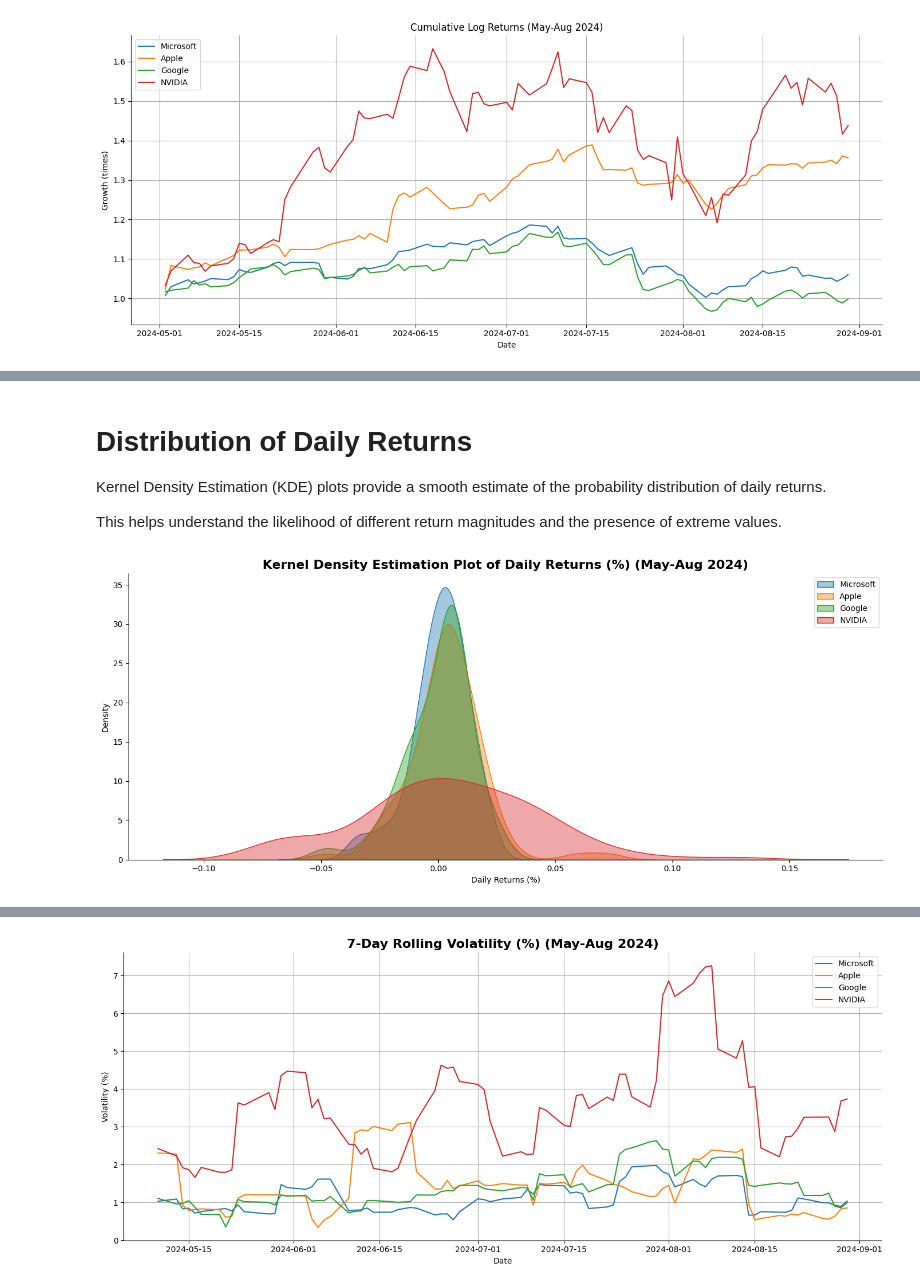
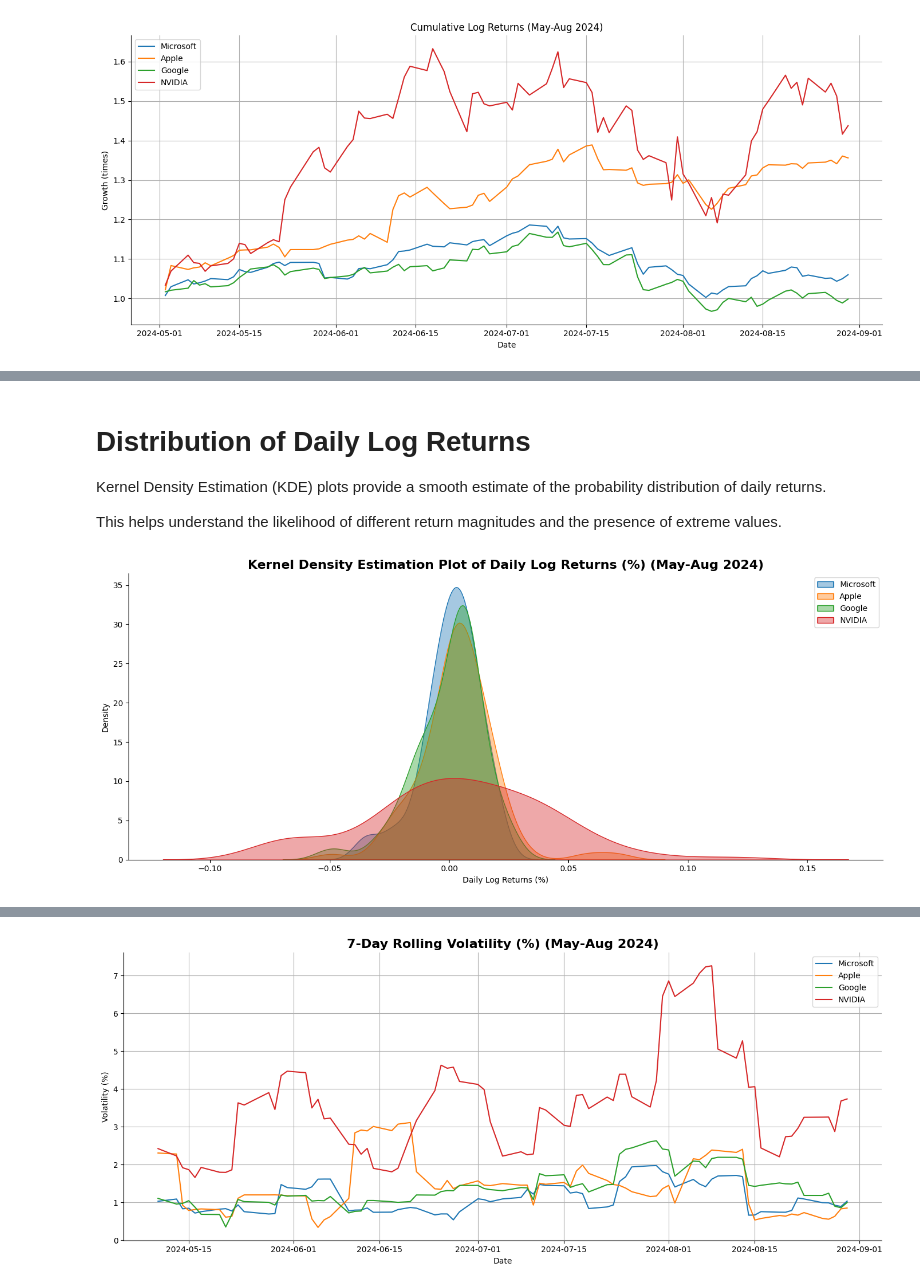
Before and after one commit to nkhanh0104/stock-eda-analysis, a Jupyter notebook: notebooks/stock_eda.ipynb, the cells around one changed output, grey strips where cells are left out. Drawn from its saved outputs; the diff is of its cells as text; code cells hidden in the pictures.

```diff
--- a/notebooks/stock_eda.ipynb
+++ b/notebooks/stock_eda.ipynb
@@ -166,23 +166,22 @@ plt.show()
 # %% [markdown]
-# **Distribution of Daily Returns**
+# **Distribution of Daily Log Returns**
 
 Kernel Density Estimation (KDE) plots provide a smooth estimate of the probability distribution of daily returns.
 
 This helps understand the likelihood of different return magnitudes and the presence of extreme values.
 # %%
-# Profit Distribution (Kernel Density Estimation Plot) from 2024-05-01 to 2024-08-31
+# Daily Log Return Distribution (Kernel Density Estimation Plot) from 2024-05-01 to 2024-08-31
 plt.figure(figsize=(14, 6))
-daily_return_simple = data_recent.pct_change().dropna()
 for ticker, label in zip(tickers, labels):
-    sns.kdeplot(daily_return_simple[ticker], label=label, fill=True, alpha=0.4)
+    sns.kdeplot(daily_log_return[ticker], label = label, fill = True, alpha = 0.4)
 
-plt.title('Kernel Density Estimation Plot of Daily Returns (%) (May-Aug 2024)', fontsize = 16, fontweight = 'bold')
-plt.xlabel('Daily Returns (%)')
+plt.title('Kernel Density Estimation Plot of Daily Log Returns (%) (May-Aug 2024)', fontsize = 16, fontweight = 'bold')
+plt.xlabel('Daily Log Returns (%)')
 plt.ylabel('Density')
 plt.legend()
 sns.despine()
 plt.tight_layout()
-plt.savefig('reports/kde_daily_returns_may_aug_2024.png')
+plt.savefig('reports/kde_daily_log_returns_may_aug_2024.png')
 plt.show()
 # %% [output]
-[figure, old version]
+[figure, new version]
```
Also changed, not shown: parts of 23 cells of this notebook.
